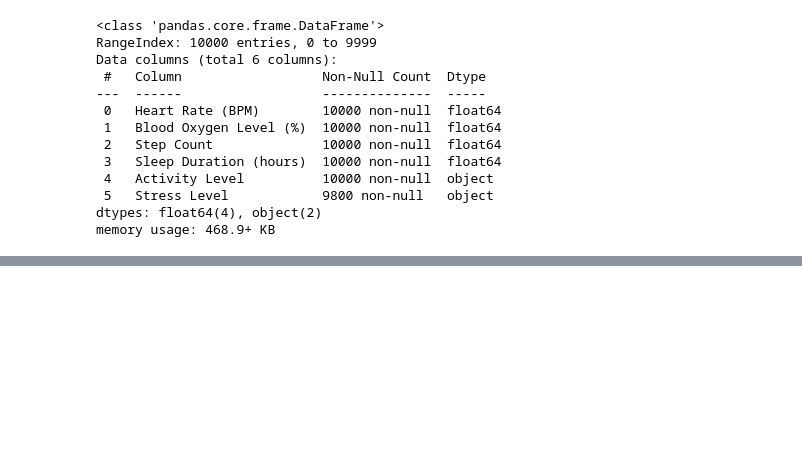
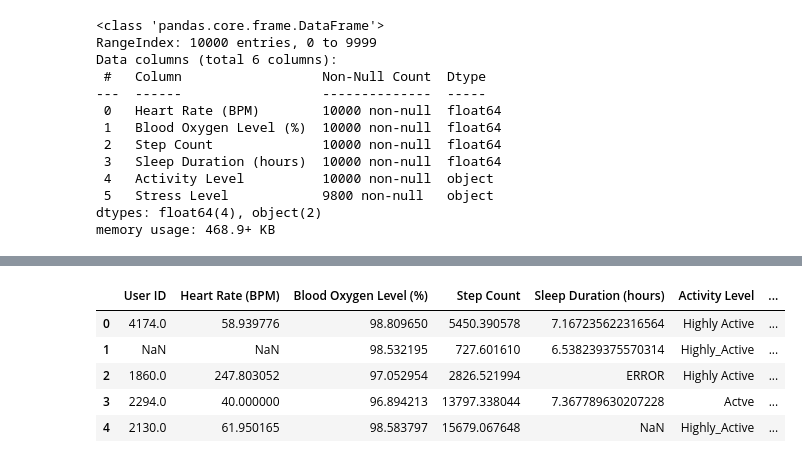
Before and after one commit to Sgpaisa/assignment_practice, a Jupyter notebook: Data_Assesment_DataCleaning/Automated_Data_Cleaning.ipynb, the cells around one changed output, grey strips where cells are left out. Saved outputs shown, nothing was run; the diff lists cells and outputs as text; code cells hidden in the pictures; blank space fills up the shorter version.

```diff
--- a/Data_Assesment_DataCleaning/Automated_Data_Cleaning.ipynb
+++ b/Data_Assesment_DataCleaning/Automated_Data_Cleaning.ipynb
@@ -131,0 +371,2 @@ memory usage: 468.9+ KB
+# %%
+df=pd.read_csv('unclean_smartwatch_health_data.csv')
@@ -131,0 +390,11 @@ memory usage: 468.9+ KB
+# %%
+df=df.drop(columns=['User ID'])
+# %%
+df.head()
+# %% [output]
+|  | User ID | Heart Rate (BPM) | Blood Oxygen Level (%) | Step Count | Sleep Duration (hours) | Activity Level | ... |
+| 0 | 4174.0 | 58.939776 | 98.809650 | 5450.390578 | 7.167235622316564 | Highly Active | ... |
+| 1 | NaN | NaN | 98.532195 | 727.601610 | 6.538239375570314 | Highly_Active | ... |
+| 2 | 1860.0 | 247.803052 | 97.052954 | 2826.521994 | ERROR | Highly Active | ... |
+| 3 | 2294.0 | 40.000000 | 96.894213 | 13797.338044 | 7.367789630207228 | Actve | ... |
+| 4 | 2130.0 | 61.950165 | 98.583797 | 15679.067648 | NaN | Highly_Active | ... |
```
Also changed, not shown: parts of 44 cells of this notebook, 4 other files.
